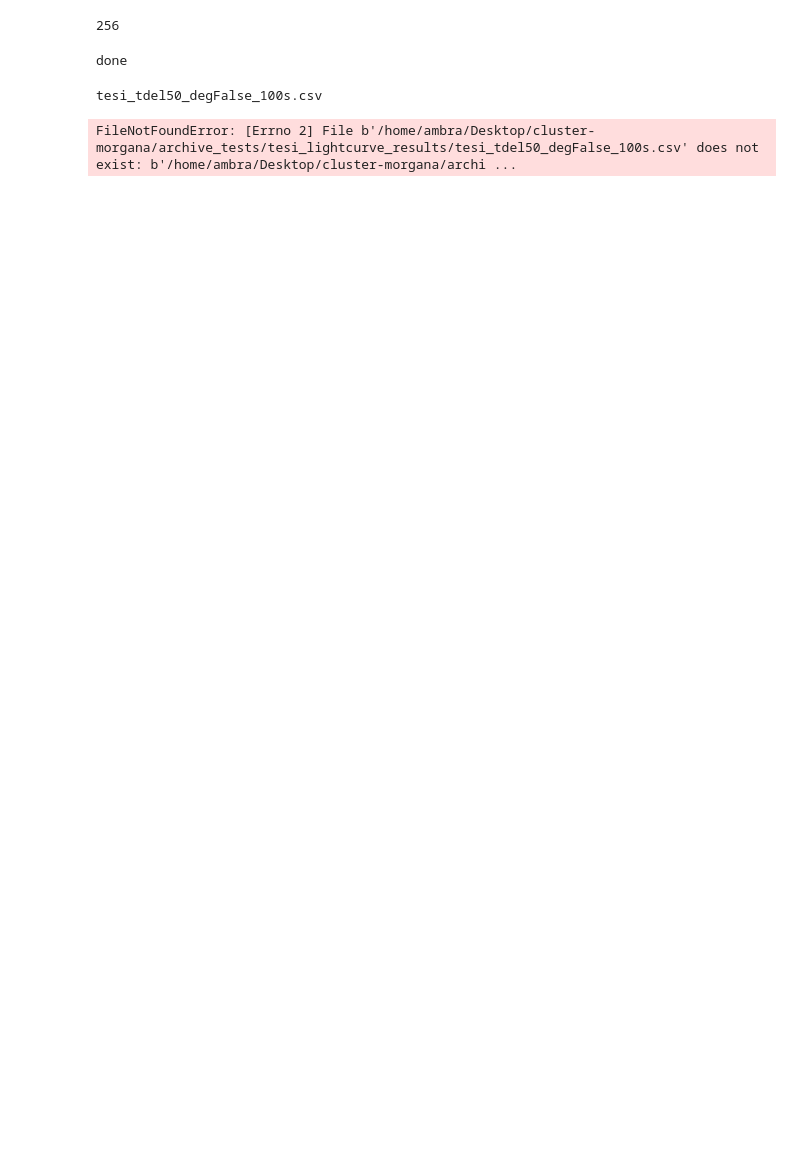
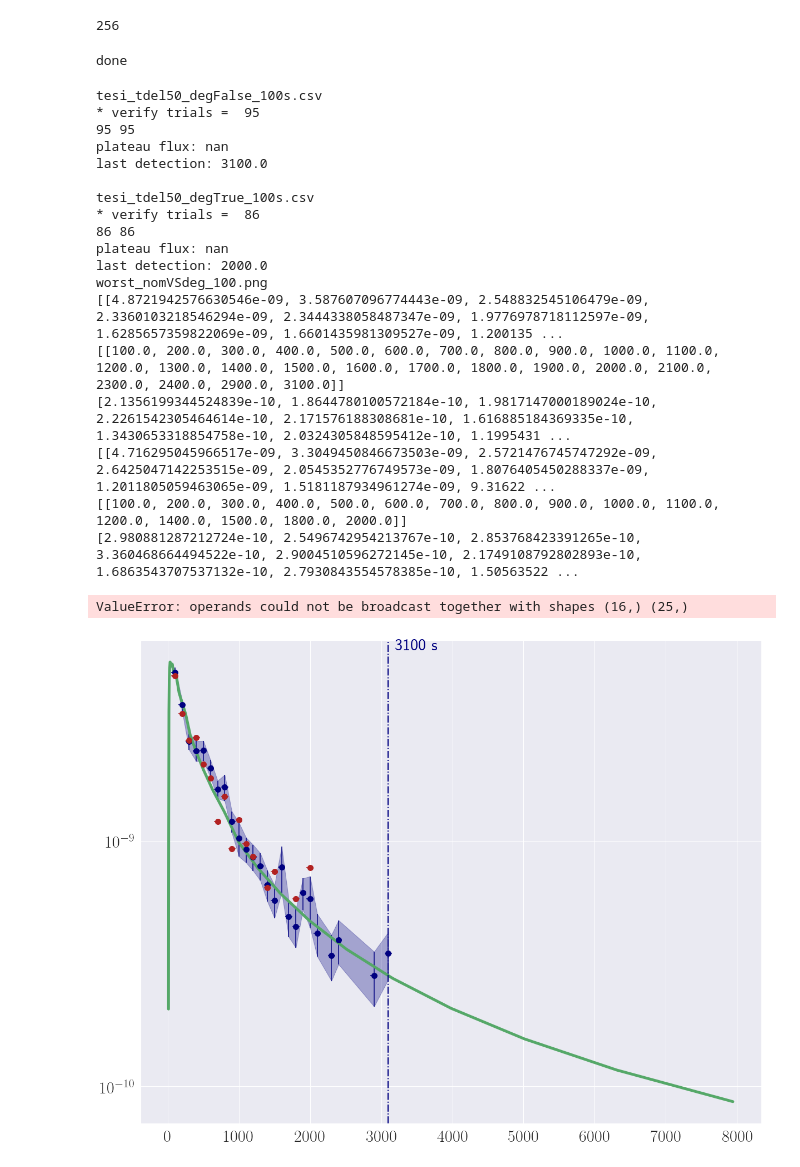
Before and after one commit to ambra-dipiano/thesis, a Jupyter notebook: notebooks/notebook_tesi_04_lightcurve.ipynb, the cells around one changed output. Saved outputs shown, nothing was run; the diff lists cells and outputs as text; code cells hidden in the pictures; blank space fills up the shorter version.

Commit message:
[notebooks] lightcurve with correct errors

```diff
--- a/notebooks/notebook_tesi_04_lightcurve.ipynb
+++ b/notebooks/notebook_tesi_04_lightcurve.ipynb
@@ -15,7 +15,7 @@ from scipy import stats
 
 Nchunk = 20
 trials = 1e4
-directory = '/home/ambra/Desktop/cluster-morgana/archive_tests/tesi_lightcurve_results/'
+directory = '/home/ambra/Desktop/cluster-morgana/archive_tests/tesi_04_lightcurve/'
 lc10 = ['tesi_tdel50_degFalse_10s.csv',
         'tesi_tdel50_degTrue_10s.csv']
 lc100 = ['tesi_tdel50_degFalse_100s.csv',
@@ -160,22 +167,21 @@ import sys
 sys.path.append('/home/ambra/Desktop/cluster-morgana/')
 from module_statistics import *
 from statistics import mean
-from sklearn.linear_model import LinearRegression
 
 f10 = [6.95e-10, 9.98e-10]
 f100 = [2.82e-10, 4.06e-10]
-list_t1, list_t2, list_f, list_up, yerr = [], [], [], [], []
+list_t1, list_t2, list_f, list_up, yerr, list_errF = [], [], [], [], [], []
 filename = 'worst_nomVSdeg_100.png'
 #filename = 'worst_degraded_10vs100.png'
 xerr = [50, 50]
-yerr = [f100[0], f100[1]]
+sens = [f100[0], f100[1]]
 
 
 for index, file in enumerate([lc100[0], lc100[1]]):
     print('\n' + file)
     png_path = directory + 'png/'
 
-    f, uplims, t1, t2 = [], [], [], []
+    f, uplims, t1, t2, errs = [], [], [], [], []
 
     # load DataFrame and column names ---!
     df = pd.read_csv(directory+file)
@@ -183,42 +189,63 @@ for index, file in enumerate([lc100[0], lc100[1]]):
     trials = len(df[cols[0]])
     print('* verify trials = ', trials)
     # set arrays ---!
-    # 0      1     2      3     4     5       6        7       8        9        10/-1
-    # tbin, tinit, tend, Ndet, Nsrc, RA_det, DEC_det, RA_fit, DEC_fit, flux_ph, TS
+    # 0      1     2      3     4     5       6        7       8        9/-3   10/-2        11/-1
+    #tbin, tinit, tend, Ndet, Nsrc, RA_det, DEC_det, RA_fit, DEC_fit, flux_ph, flux_ph_err, TS
 
     trial = np.array(df[cols[0]])
     tinit = np.array(df[cols[1]])
     tend = np.array(df[cols[2]])
     t = tinit + (tend - tinit)/2
     raDet = np.array(df[cols[5]])
     decDet = np.array(df[cols[6]])
     raFit = np.array(df[cols[7]])
     decFit = np.array(df[cols[8]])
-    flux = np.array(df[cols[-2]]) # * 100
+    flux = np.array(df[cols[-3]])
+    errF = np.array(df[cols[-2]])
     ts = np.array(df[cols[-1]])
 
     print(len(t), len(ts))
 
     for i, val in enumerate(ts):
         if val > ts_threshold:
             f.append(flux[i])
             t1.append(t[i])
+            errs.append(errF[i])
         else:
             if str(val) != 'nan':
                 uplims.append(flux[i])
                 t2.append(t[i])
 
     #yerr.append(np.nanstd(flux))
     list_t1.append([t1])
     list_t2.append([t2])
     list_f.append([f])
     list_up.append([uplims])
+    list_errF.append([errs])
     print('plateau flux:', np.mean(uplims))
     print('last detection:', t1[-1])
 
 print(filename)
-lcPlot(flux=list_f, t1=list_t1, uplims=list_up, t2=list_t2, xerr=xerr, yerr=yerr,
-       filename=filename, temp_t=time, temp_f=f2, sens=f100)
+lcPlot(flux=list_f, t1=list_t1, uplims=list_up, t2=list_t2, xerr=xerr, yerr=list_errF , sens=sens,
+       filename=filename, temp_t=time, temp_f=f2)
 # %% [output]
 tesi_tdel50_degFalse_100s.csv
+* verify trials =  95
+95 95
+plateau flux: nan
+last detection: 3100.0
+
+tesi_tdel50_degTrue_100s.csv
+* verify trials =  86
+86 86
+plateau flux: nan
+last detection: 2000.0
+worst_nomVSdeg_100.png
+[[4.8721942576630546e-09, 3.587607096774443e-09, 2.548832545106479e-09, 2.3360103218546294e-09, 2.3444338058487347e-09, 1.9776978718112597e-09, 1.6285657359822069e-09, 1.6601435981309527e-09, 1.200135 ...
+[[100.0, 200.0, 300.0, 400.0, 500.0, 600.0, 700.0, 800.0, 900.0, 1000.0, 1100.0, 1200.0, 1300.0, 1400.0, 1500.0, 1600.0, 1700.0, 1800.0, 1900.0, 2000.0, 2100.0, 2300.0, 2400.0, 2900.0, 3100.0]]
+[2.1356199344524839e-10, 1.8644780100572184e-10, 1.9817147000189024e-10, 2.2261542305464614e-10, 2.171576188308681e-10, 1.616885184369335e-10, 1.3430653318854758e-10, 2.0324305848595412e-10, 1.1995431 ...
+[[4.716295045966517e-09, 3.3049450846673503e-09, 2.5721476745747292e-09, 2.6425047142253515e-09, 2.0545352776749573e-09, 1.8076405450288337e-09, 1.2011805059463065e-09, 1.5181187934961274e-09, 9.31622 ...
+[[100.0, 200.0, 300.0, 400.0, 500.0, 600.0, 700.0, 800.0, 900.0, 1000.0, 1100.0, 1200.0, 1400.0, 1500.0, 1800.0, 2000.0]]
+[2.980881287212724e-10, 2.5496742954213767e-10, 2.853768423391265e-10, 3.360468664494522e-10, 2.9004510596272145e-10, 2.1749108792802893e-10, 1.6863543707537132e-10, 2.7930843554578385e-10, 1.50563522 ...
-FileNotFoundError: [Errno 2] File b'/home/ambra/Desktop/cluster-morgana/archive_tests/tesi_lightcurve_results/tesi_tdel50_degFalse_100s.csv' does not exist: b'/home/ambra/Desktop/cluster-morgana/archi ...
+ValueError: operands could not be broadcast together with shapes (16,) (25,)
+[figure, added]
```
Also changed, not shown: parts of 1 cell of this notebook.
